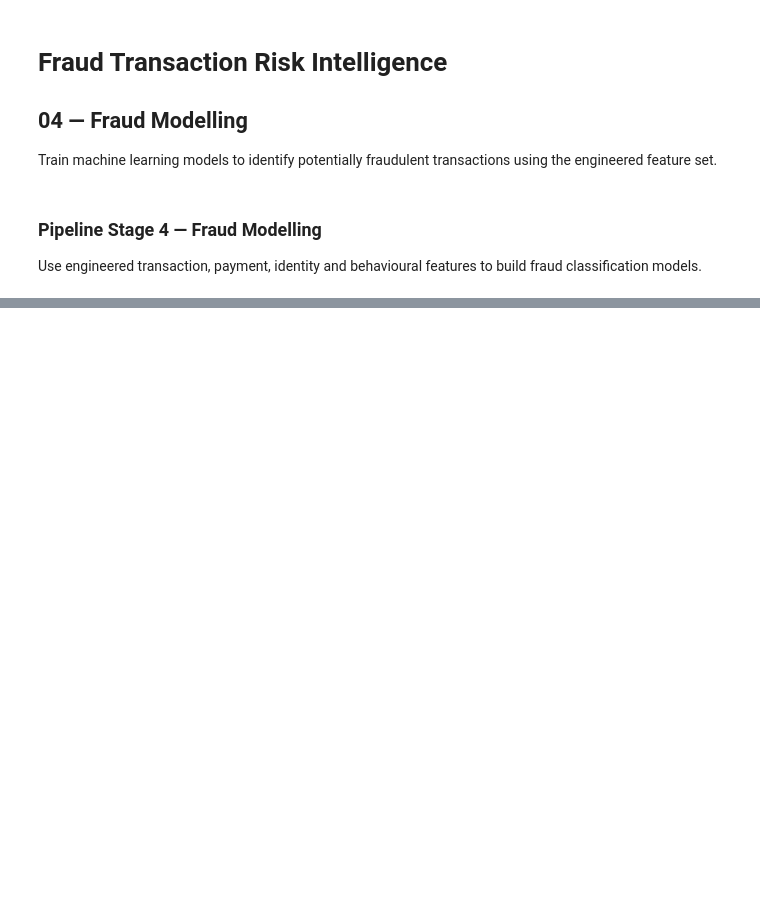
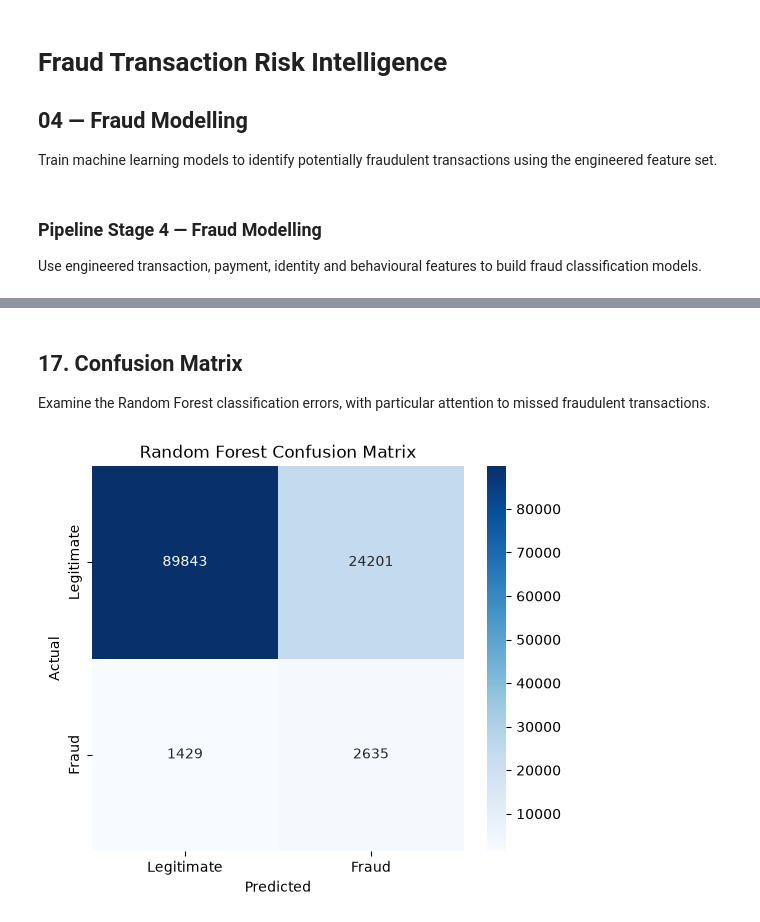
Before and after one commit to AditiSingh16/fraud-transaction-risk-intelligence, a Jupyter notebook: notebooks/4_fraud_modeling.ipynb, the cells around one changed output, grey strips where cells are left out. Saved outputs shown, nothing was run; the diff lists cells and outputs as text; code cells hidden in the pictures; blank space fills up the shorter version.

```diff
--- a/notebooks/4_fraud_modeling.ipynb
+++ b/notebooks/4_fraud_modeling.ipynb
@@ -40,0 +365,16 @@ pd.set_option("display.max_columns", 100)
+# %%
+random_forest_model = Pipeline([
+    ("preprocessor", preprocessor),
+    ("model", RandomForestClassifier(
+        n_estimators=150,
+        max_depth=10,
+        min_samples_leaf=5,
+        class_weight="balanced",
+        random_state=42,
+        n_jobs=-1
+    ))
+])
+
+random_forest_model.fit(X_train, y_train)
+
+print("Random Forest trained successfully.")
@@ -40,0 +387,8 @@ pd.set_option("display.max_columns", 100)
+# %%
+rf_prob = random_forest_model.predict_proba(X_test)[:, 1]
+
+rf_pred = (
+    rf_prob >= 0.5
+).astype(int)
+
+print("Random Forest predictions generated successfully.")
@@ -40,0 +477,25 @@ pd.set_option("display.max_columns", 100)
+# %% [markdown]
+## 17. Confusion Matrix
+
+Examine the Random Forest classification errors, with particular attention to missed fraudulent transactions.
+# %%
+cm = confusion_matrix(y_test, rf_pred)
+
+plt.figure(figsize=(6, 5))
+
+sns.heatmap(
+    cm,
+    annot=True,
+    fmt="d",
+    cmap="Blues",
+    xticklabels=["Legitimate", "Fraud"],
+    yticklabels=["Legitimate", "Fraud"]
+)
+
+plt.title("Random Forest Confusion Matrix")
+plt.xlabel("Predicted")
+plt.ylabel("Actual")
+
+plt.show()
+# %% [output]
+[figure, added]
```
Also changed, not shown: parts of 48 cells of this notebook.
